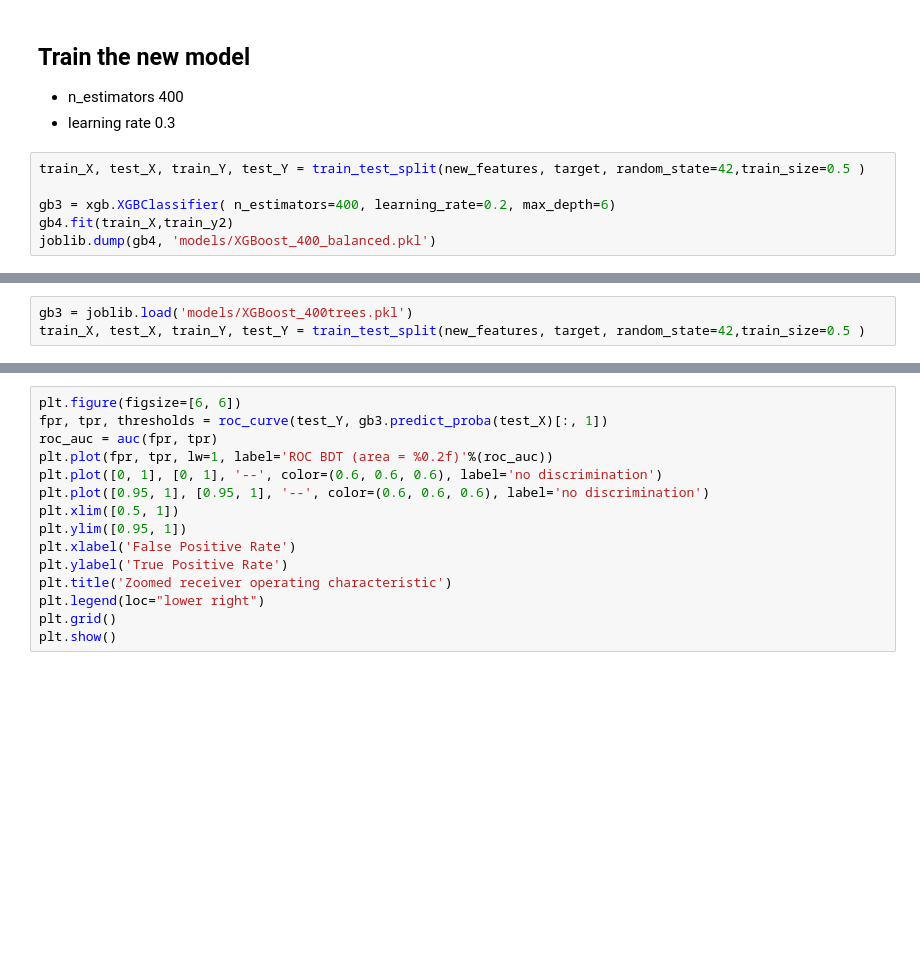
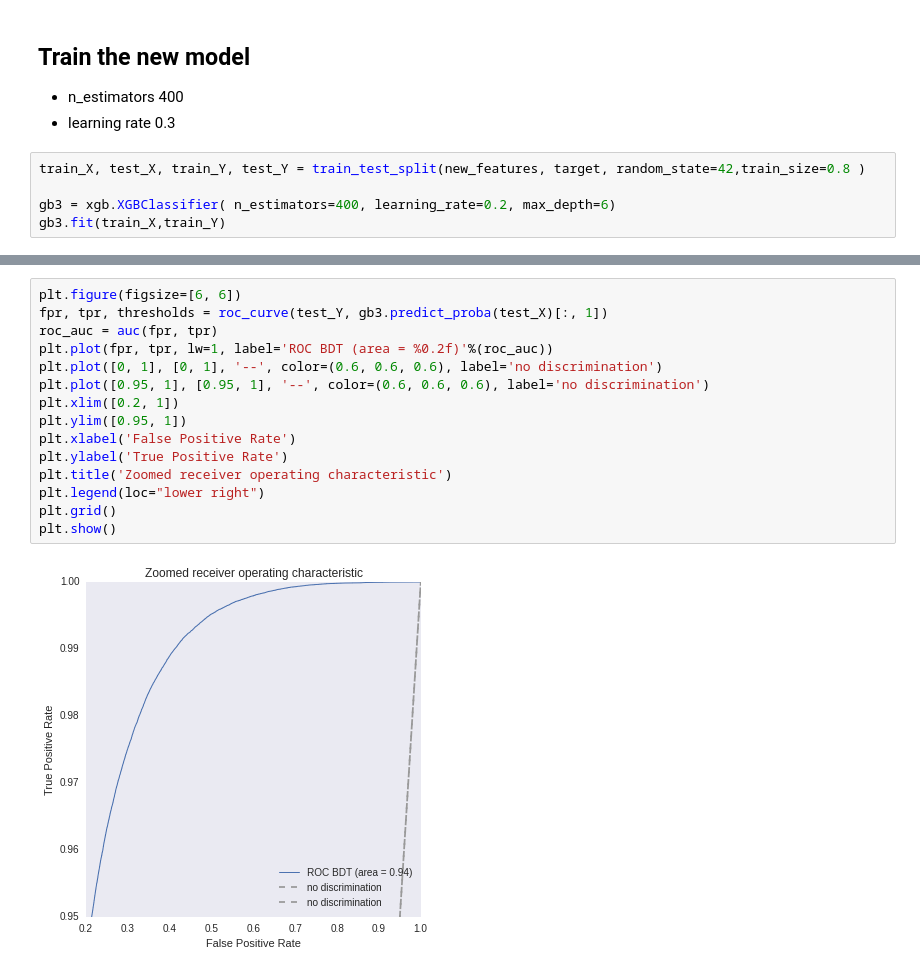
Before and after one commit to adendek/DownstreamTracking, a Jupyter notebook: SeedClassifier/BDT-XGBoost.ipynb, the cells around one changed output, grey strips where cells are left out. Saved outputs shown, nothing was run; the diff lists cells and outputs as text; blank space fills up the shorter version.

```diff
--- a/SeedClassifier/BDT-XGBoost.ipynb
+++ b/SeedClassifier/BDT-XGBoost.ipynb
@@ -279,8 +329,7 @@ Train the new model
 * n_estimators 400
 * learning rate 0.3
 # %%
-train_X, test_X, train_Y, test_Y = train_test_split(new_features, target, random_state=42,train_size=0.5 )
+train_X, test_X, train_Y, test_Y = train_test_split(new_features, target, random_state=42,train_size=0.8 )
 
 gb3 = xgb.XGBClassifier( n_estimators=400, learning_rate=0.2, max_depth=6)
-gb4.fit(train_X,train_y2)
-joblib.dump(gb4, 'models/XGBoost_400_balanced.pkl')
+gb3.fit(train_X,train_Y)
@@ -287,6 +338,3 @@ joblib.dump(gb4, 'models/XGBoost_400_balanced.pkl')
-# %%
-gb3 = joblib.load('models/XGBoost_400trees.pkl')
-train_X, test_X, train_Y, test_Y = train_test_split(new_features, target, random_state=42,train_size=0.5 )
 # %%
 print "ROC AUC score"
 roc_auc_score(test_Y, gb3.predict_proba(test_X)[:, 1])
@@ -308,18 +361,20 @@ plt.show()
 # %%
 plt.figure(figsize=[6, 6])
 fpr, tpr, thresholds = roc_curve(test_Y, gb3.predict_proba(test_X)[:, 1])
 roc_auc = auc(fpr, tpr)
 plt.plot(fpr, tpr, lw=1, label='ROC BDT (area = %0.2f)'%(roc_auc))
 plt.plot([0, 1], [0, 1], '--', color=(0.6, 0.6, 0.6), label='no discrimination')
 plt.plot([0.95, 1], [0.95, 1], '--', color=(0.6, 0.6, 0.6), label='no discrimination')
-plt.xlim([0.5, 1])
+plt.xlim([0.2, 1])
 plt.ylim([0.95, 1])
 plt.xlabel('False Positive Rate')
 plt.ylabel('True Positive Rate')
 plt.title('Zoomed receiver operating characteristic')
 plt.legend(loc="lower right")
 plt.grid()
 plt.show()
+# %% [output]
+[figure, added]
 # %%
 tree_scores = []
 for tree_nb in range(1,399):
```
Also changed, not shown: parts of 12 cells of this notebook.
